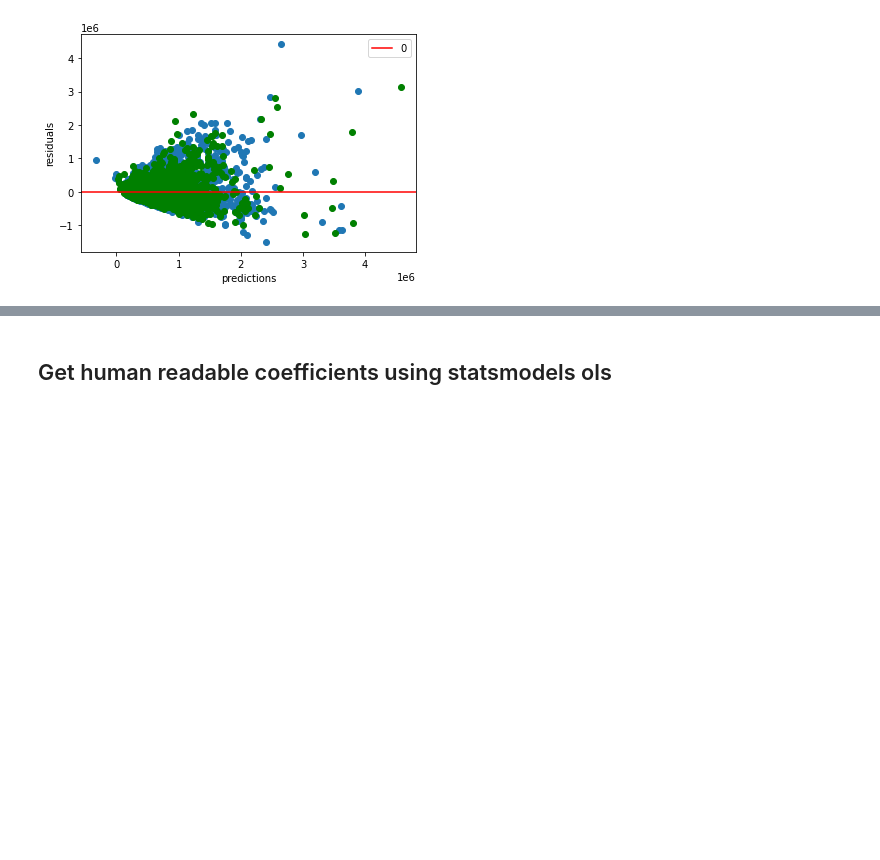
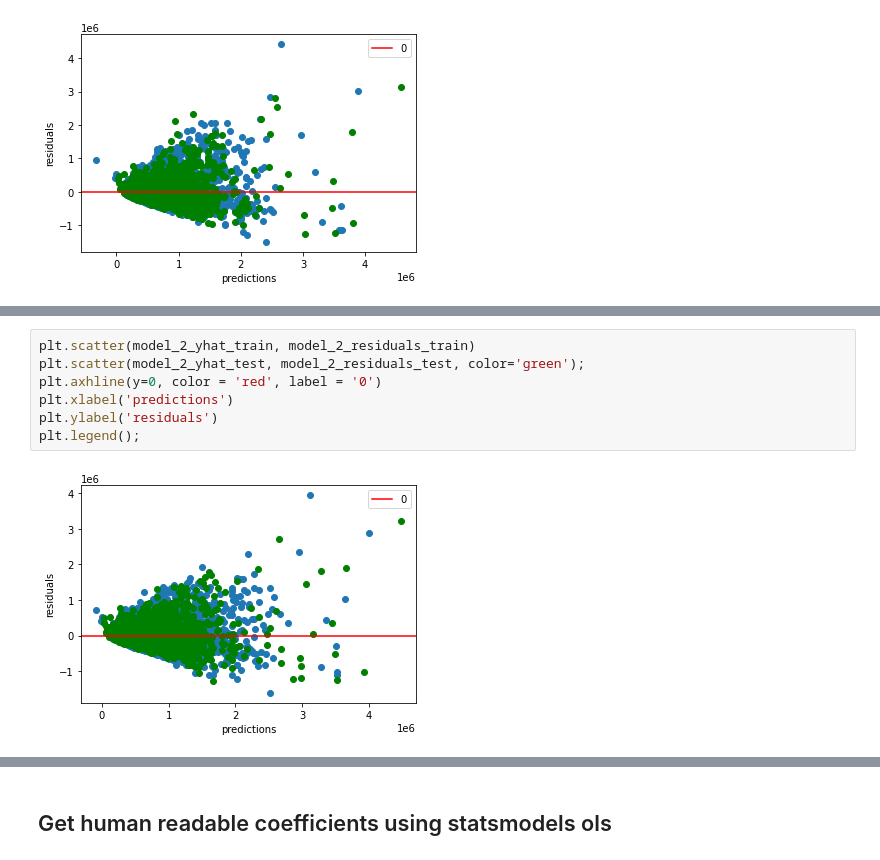
Before and after one commit to hanis-z/King-County-Millenial-homeowner-program, a Jupyter notebook: individualNotebooks/modeling_and_validation_notebook.ipynb, the cells around one changed output, grey strips where cells are left out. Saved outputs shown, nothing was run; the diff lists cells and outputs as text; blank space fills up the shorter version.

```diff
--- a/individualNotebooks/modeling_and_validation_notebook.ipynb
+++ b/individualNotebooks/modeling_and_validation_notebook.ipynb
@@ -483,3 +491,12 @@ Test RMSE: 211943.3590738888
+# %%
+plt.scatter(model_2_yhat_train, model_2_residuals_train)
+plt.scatter(model_2_yhat_test, model_2_residuals_test, color='green');
+plt.axhline(y=0, color = 'red', label = '0')
+plt.xlabel('predictions')
+plt.ylabel('residuals')
+plt.legend();
+# %% [output]
+[figure, added]
 # %%
 model_3_cols = model_2_cols + \
     ['dist_seattle', 'neighborhood_ballard', 'neighborhood_beaconhill', 'neighborhood_capitolhill',
```
Also changed, not shown: parts of 16 cells of this notebook.
